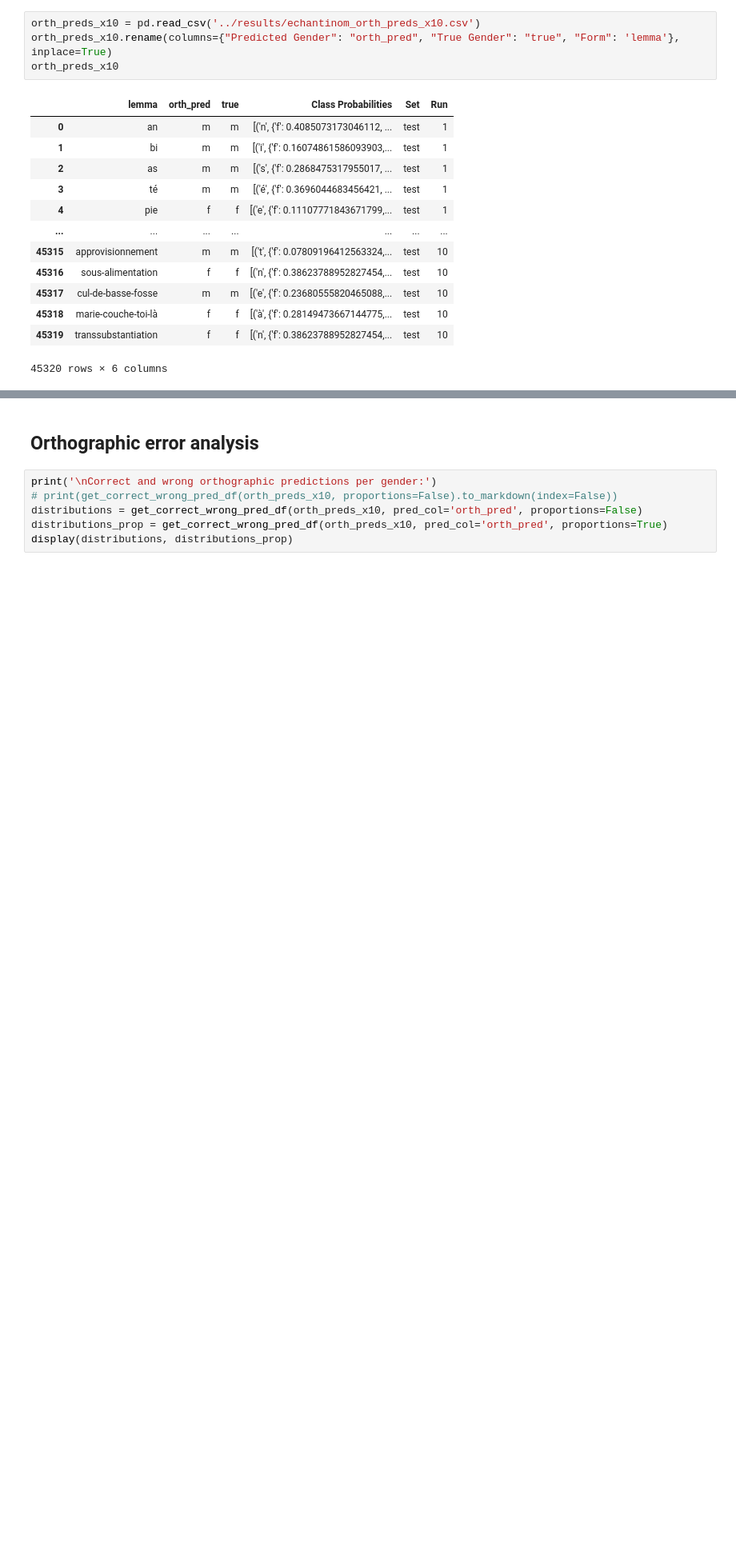
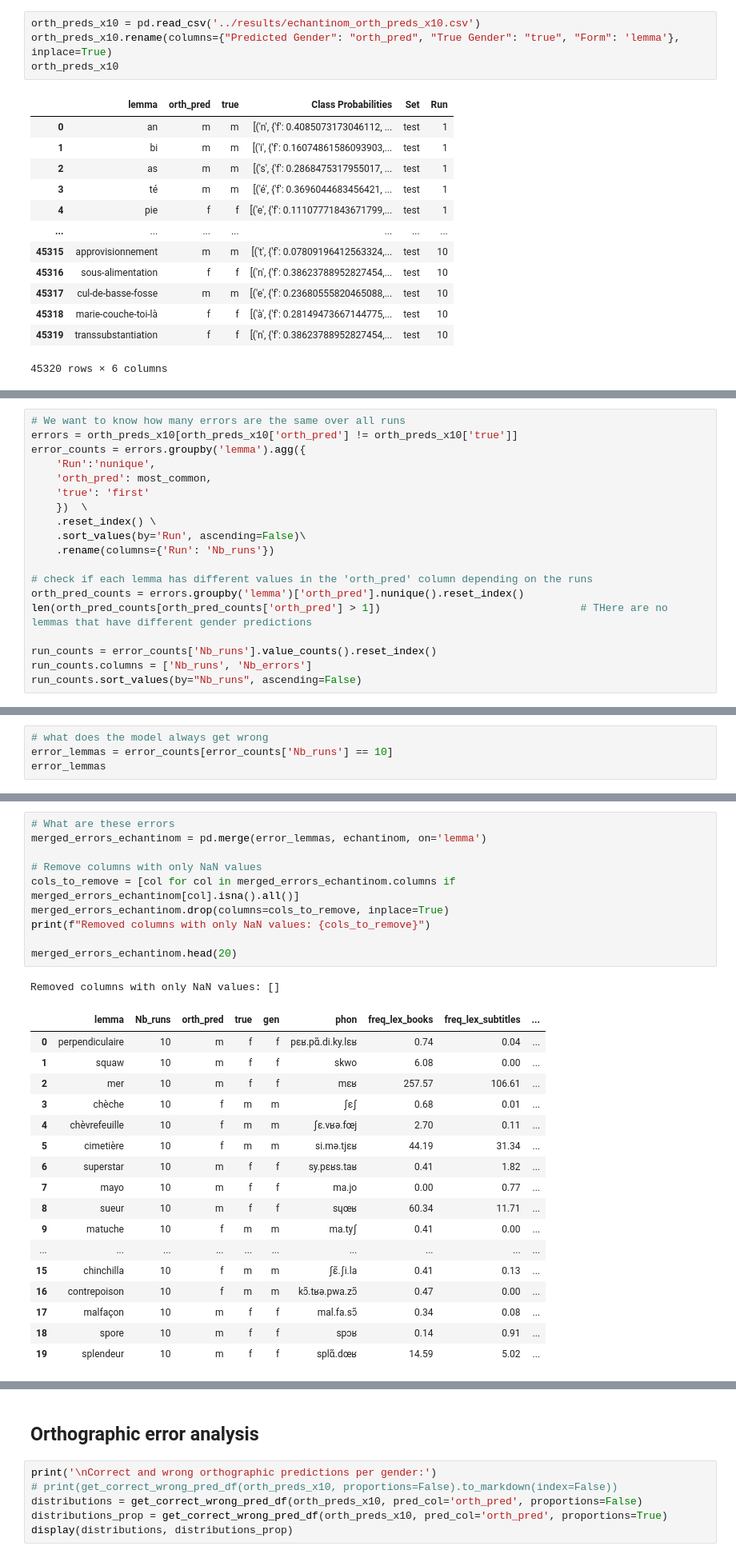
Before and after one commit to obonami/gender_prediction, a Jupyter notebook: src/orth_pred_analysis.ipynb, the cells around one changed output, grey strips where cells are left out. Shown: that part at 80% size. Drawn from its saved outputs; the diff is of its cells as text; blank space fills up the shorter version.

Commit message:
run analysis on the orth model

```diff
--- a/src/orth_pred_analysis.ipynb
+++ b/src/orth_pred_analysis.ipynb
@@ -61,0 +64,19 @@ orth_preds_x10
+# %%
+# We want to know how many errors are the same over all runs
+errors = orth_preds_x10[orth_preds_x10['orth_pred'] != orth_preds_x10['true']]
+error_counts = errors.groupby('lemma').agg({
+    'Run':'nunique',
+    'orth_pred': most_common,
+    'true': 'first'
+    })  \
+    .reset_index() \
+    .sort_values(by='Run', ascending=False)\
+    .rename(columns={'Run': 'Nb_runs'})
+
+# check if each lemma has different values in the 'orth_pred' column depending on the runs
+orth_pred_counts = errors.groupby('lemma')['orth_pred'].nunique().reset_index()
+len(orth_pred_counts[orth_pred_counts['orth_pred'] > 1])                                # THere are no lemmas that have different gender predictions
+
+run_counts = error_counts['Nb_runs'].value_counts().reset_index()
+run_counts.columns = ['Nb_runs', 'Nb_errors']
+run_counts.sort_values(by="Nb_runs", ascending=False)
@@ -61,0 +95,4 @@ orth_preds_x10
+# %%
+# what does the model always get wrong
+error_lemmas = error_counts[error_counts['Nb_runs'] == 10]
+error_lemmas
@@ -61,0 +121,29 @@ orth_preds_x10
+# %%
+# What are these errors
+merged_errors_echantinom = pd.merge(error_lemmas, echantinom, on='lemma')
+
+# Remove columns with only NaN values
+cols_to_remove = [col for col in merged_errors_echantinom.columns if merged_errors_echantinom[col].isna().all()]
+merged_errors_echantinom.drop(columns=cols_to_remove, inplace=True)
+print(f"Removed columns with only NaN values: {cols_to_remove}")
+
+merged_errors_echantinom.head(20)
+# %% [output]
+Removed columns with only NaN values: []
+|  | lemma | Nb_runs | orth_pred | true | gen | phon | freq_lex_books | freq_lex_subtitles | ... |
+| 0 | perpendiculaire | 10 | m | f | f | pɛʁ.pɑ̃.di.ky.lɛʁ | 0.74 | 0.04 | ... |
+| 1 | squaw | 10 | m | f | f | skwo | 6.08 | 0.00 | ... |
+| 2 | mer | 10 | m | f | f | mɛʁ | 257.57 | 106.61 | ... |
+| 3 | chèche | 10 | f | m | m | ʃɛʃ | 0.68 | 0.01 | ... |
+| 4 | chèvrefeuille | 10 | f | m | m | ʃɛ.vʁə.fœj | 2.70 | 0.11 | ... |
+| 5 | cimetière | 10 | f | m | m | si.mə.tjɛʁ | 44.19 | 31.34 | ... |
+| 6 | superstar | 10 | m | f | f | sy.pɛʁs.taʁ | 0.41 | 1.82 | ... |
+| 7 | mayo | 10 | m | f | f | ma.jo | 0.00 | 0.77 | ... |
+| 8 | sueur | 10 | m | f | f | sɥœʁ | 60.34 | 11.71 | ... |
+| 9 | matuche | 10 | f | m | m | ma.tyʃ | 0.41 | 0.00 | ... |
+| ... | ... | ... | ... | ... | ... | ... | ... | ... | ... |
+| 15 | chinchilla | 10 | f | m | m | ʃɛ̃.ʃi.la | 0.41 | 0.13 | ... |
+| 16 | contrepoison | 10 | f | m | m | kɔ̃.tʁə.pwa.zɔ̃ | 0.47 | 0.00 | ... |
+| 17 | malfaçon | 10 | m | f | f | mal.fa.sɔ̃ | 0.34 | 0.08 | ... |
+| 18 | spore | 10 | m | f | f | spɔʁ | 0.14 | 0.91 | ... |
+| 19 | splendeur | 10 | m | f | f | splɑ̃.dœʁ | 14.59 | 5.02 | ... |
```
Also changed, not shown: parts of 11 cells of this notebook, 1 other file.
